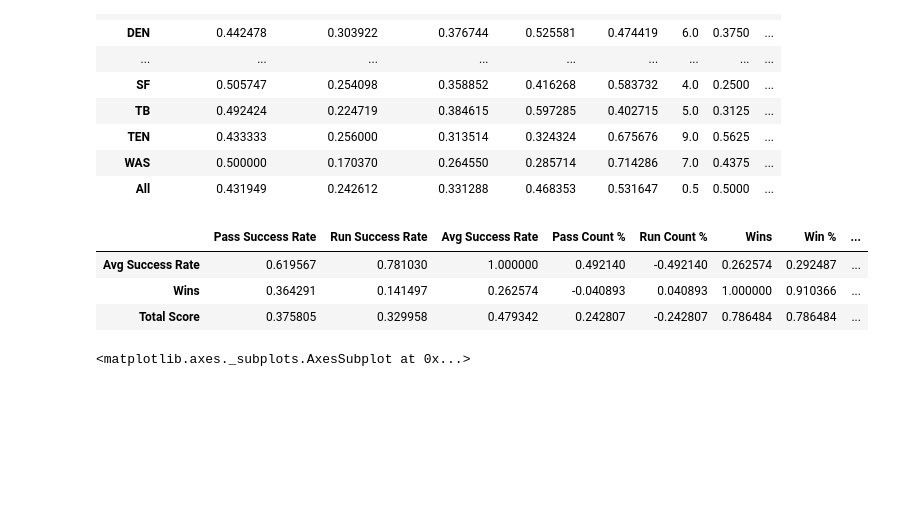
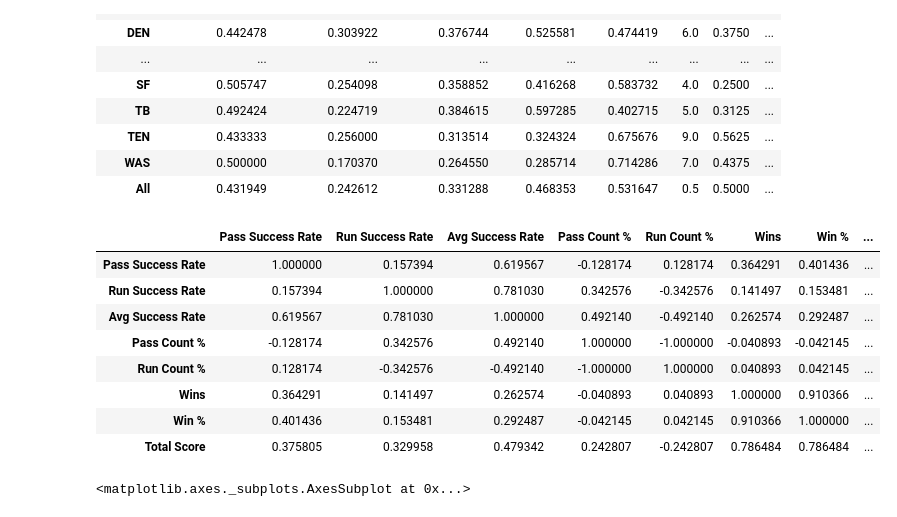
Before and after one commit to jeichorn/project-nfl, a Jupyter notebook: first_down_success.ipynb, the cells around one changed output. Drawn from its saved outputs; the diff is of its cells as text; code cells hidden in the pictures; blank space fills up the shorter version.

```diff
--- a/first_down_success.ipynb
+++ b/first_down_success.ipynb
@@ -209,13 +208,16 @@ all_together
 # %%
 # See which things correlate with winning
 corr = all_together.corr(method='pearson')
-# drop everything bug Wins, we don't care how things correlate with anything else
-corr = corr.drop(["Pass Success Rate","Run Success Rate","Pass Count %", "Run Count %", "Win %"])
 corr
 # %% [output]
 |  | Pass Success Rate | Run Success Rate | Avg Success Rate | Pass Count % | Run Count % | Wins | Win % | ... |
+| Pass Success Rate | 1.000000 | 0.157394 | 0.619567 | -0.128174 | 0.128174 | 0.364291 | 0.401436 | ... |
+| Run Success Rate | 0.157394 | 1.000000 | 0.781030 | 0.342576 | -0.342576 | 0.141497 | 0.153481 | ... |
 | Avg Success Rate | 0.619567 | 0.781030 | 1.000000 | 0.492140 | -0.492140 | 0.262574 | 0.292487 | ... |
+| Pass Count % | -0.128174 | 0.342576 | 0.492140 | 1.000000 | -1.000000 | -0.040893 | -0.042145 | ... |
+| Run Count % | 0.128174 | -0.342576 | -0.492140 | -1.000000 | 1.000000 | 0.040893 | 0.042145 | ... |
 | Wins | 0.364291 | 0.141497 | 0.262574 | -0.040893 | 0.040893 | 1.000000 | 0.910366 | ... |
+| Win % | 0.401436 | 0.153481 | 0.292487 | -0.042145 | 0.042145 | 0.910366 | 1.000000 | ... |
 | Total Score | 0.375805 | 0.329958 | 0.479342 | 0.242807 | -0.242807 | 0.786484 | 0.786484 | ... |
 # %%
 
```
Also changed, not shown: parts of 11 cells of this notebook.
